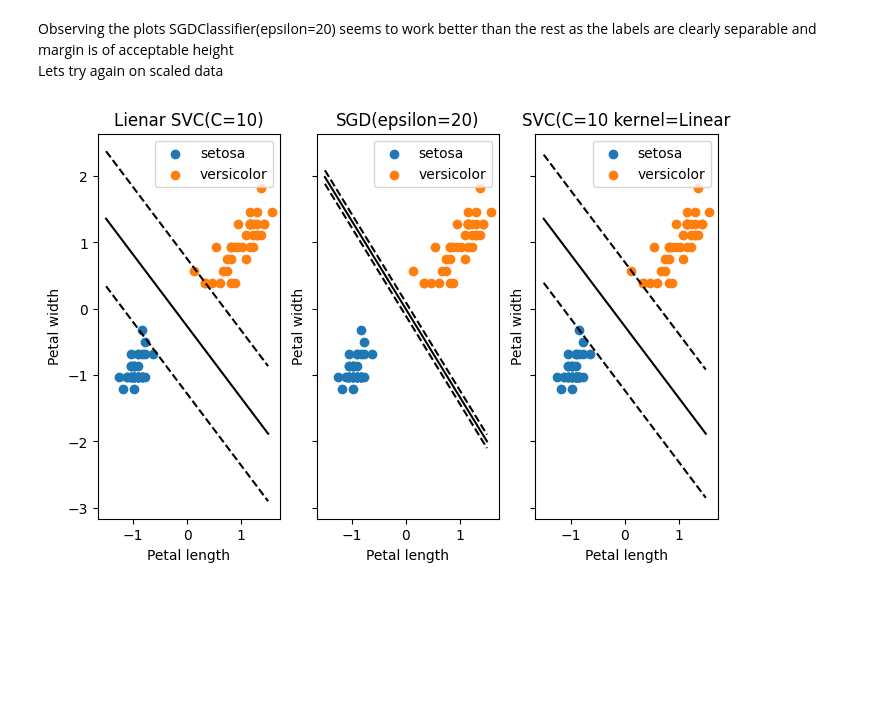
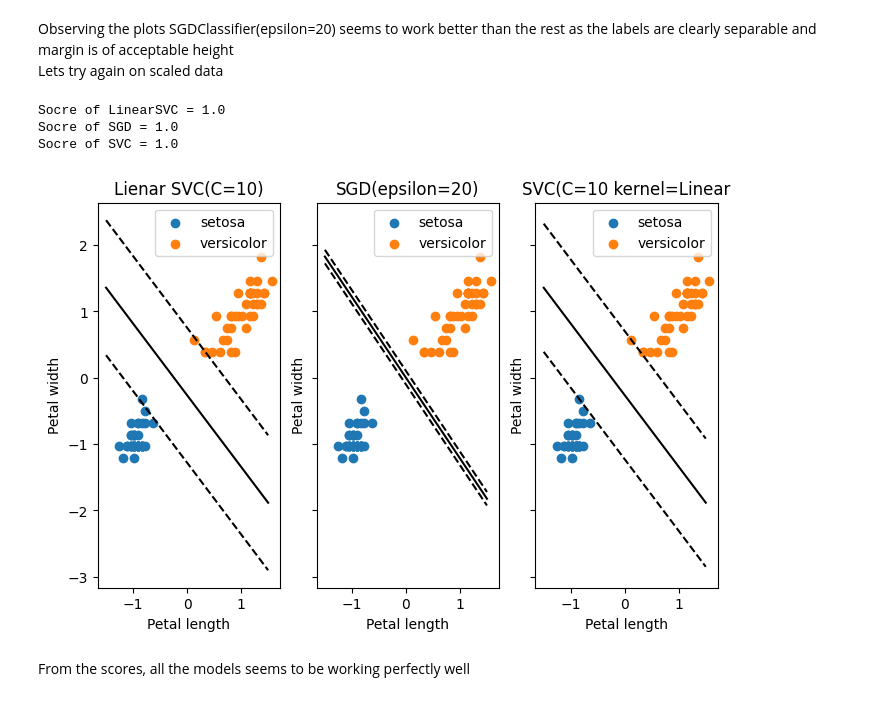
Before and after one commit to Prashant-Bista/SVM, a Jupyter notebook: SVM_VS_SGD.ipynb, the cells around one changed output. Saved outputs shown, nothing was run; the diff lists cells and outputs as text; code cells hidden in the pictures; blank space fills up the shorter version.

```diff
--- a/SVM_VS_SGD.ipynb
+++ b/SVM_VS_SGD.ipynb
@@ -164,21 +164,32 @@ def plot_boundary_scaled(model,title):
 # %%
 
 fig,axes=plt.subplots(figsize=(8,5),ncols=3,sharey=True)
 
 lsvc= LinearSVC(C=10)
 lsvc.fit(trainx_scaled,trainy)
+predy=lsvc.predict(testx_scaled)
+print("Socre of LinearSVC =",accuracy_score(testy,predy))
 plt.sca(axes[0])
 plot_boundary_scaled(lsvc,"Lienar SVC(C=10)")
 
 plt.sca(axes[1])
 sgd= SGDClassifier(epsilon=20,penalty="elasticnet",l1_ratio=0.5)
 sgd.fit(trainx_scaled,trainy)
+predy=sgd.predict(testx_scaled)
+print("Socre of SGD =",accuracy_score(testy,predy))
 plot_boundary_scaled(sgd,"SGD(epsilon=20)")
 
 plt.sca(axes[2])
 svc= SVC(C=10,kernel="linear")
 svc.fit(trainx_scaled,trainy)
+predy=svc.predict(testx_scaled)
+print("Socre of SVC =",accuracy_score(testy,predy))
 plot_boundary_scaled(svc,"SVC(C=10 kernel=""Linear""")
 plt.show()
 # %% [output]
+Socre of LinearSVC = 1.0
+Socre of SGD = 1.0
+Socre of SVC = 1.0
-[figure, old version]
+[figure, new version]
+# %% [markdown]
+From the scores, all the models seems to be working perfectly well
```
Also changed, not shown: parts of 3 cells of this notebook, 1 other file.
